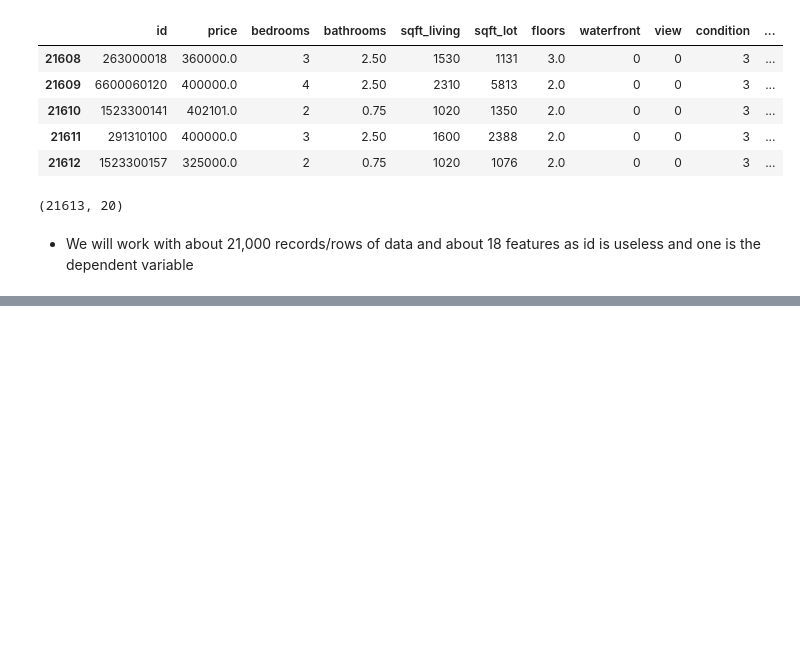
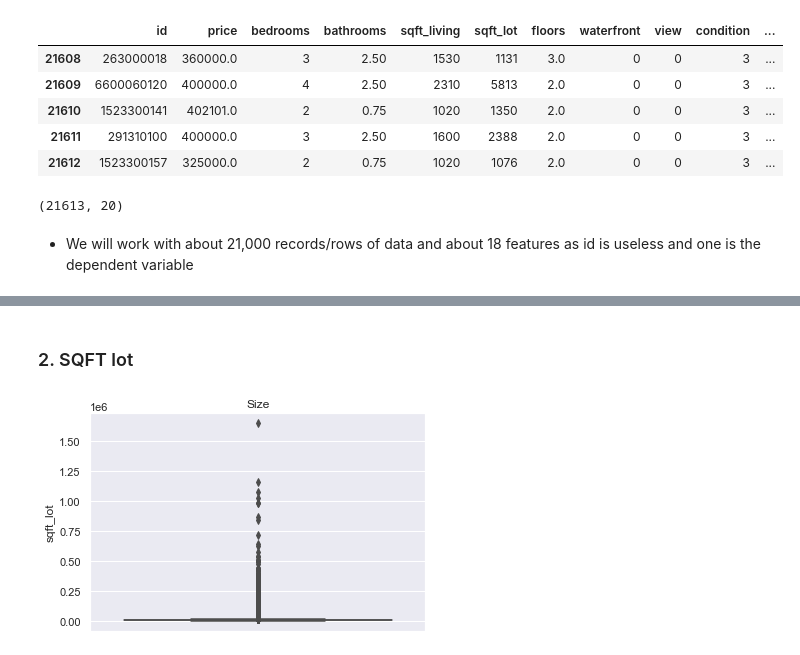
Before and after one commit to mbururyan/HAAS-house-prices, a Jupyter notebook: house-price-reg.ipynb, the cells around one changed output, grey strips where cells are left out. Saved outputs shown, nothing was run; the diff lists cells and outputs as text; code cells hidden in the pictures; blank space fills up the shorter version.

```diff
--- a/house-price-reg.ipynb
+++ b/house-price-reg.ipynb
@@ -78,0 +226,8 @@ df.shape
+# %% [markdown]
+### 2. SQFT lot
+# %%
+sns.boxplot(data=df, y = 'sqft_lot')
+plt.title('Size')
+plt.show()
+# %% [output]
+[figure, added]
```
Also changed, not shown: parts of 40 cells of this notebook.
